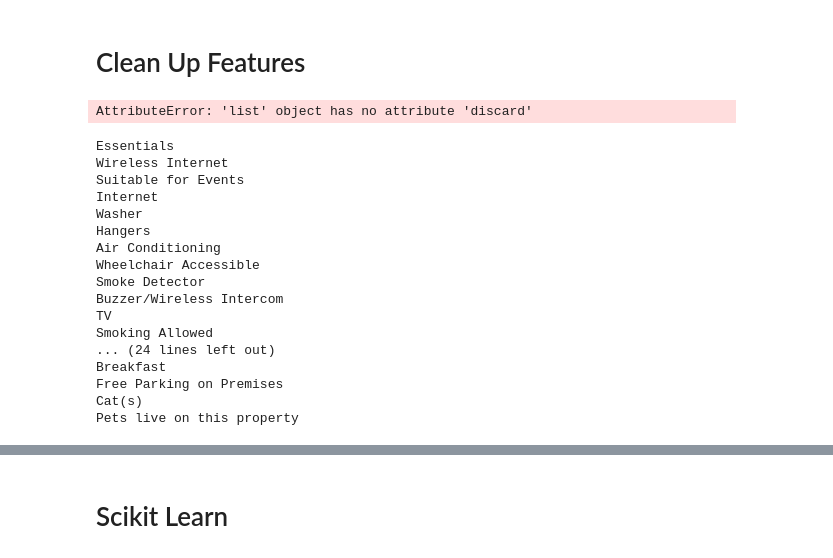
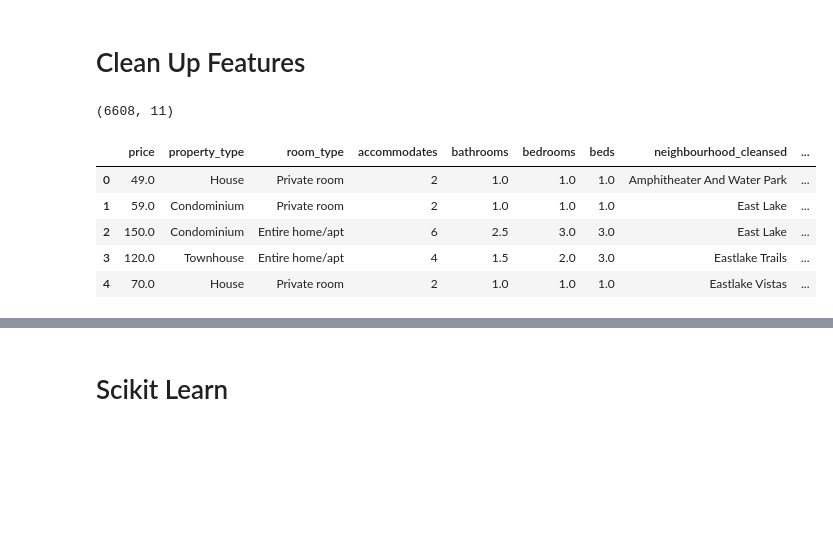
Before and after one commit to antellgc/AirbnBeacon, a Jupyter notebook: Notebooks/simple_model.ipynb, the cells around one changed output, grey strips where cells are left out. Drawn from its saved outputs; the diff is of its cells as text; code cells hidden in the pictures; blank space fills up the shorter version.

```diff
--- a/Notebooks/simple_model.ipynb
+++ b/Notebooks/simple_model.ipynb
@@ -39,53 +39,24 @@ pre_df.head()
 # %%
 def amenity_list(x):
     amenities_str = x.replace('"','').replace('{','').replace('}','')
     amenities_list = amenities_str.split(',')
-    amenities_list.remove('')
-    amenities_list.remove('translation missing: en.hosting_amenity_49')
-    amenities_list.remove('translation missing: en.hosting_amenity_50')
     return amenities_list
 
 def price_to_float(x):
     x = x.replace('$','')
     x = x.replace(',','')
     return float(x)
 
 pre_df['amenities'] = pre_df['amenities'].apply(amenity_list)
 pre_df['price'] = pre_df['price'].apply(price_to_float)
-#pre_df = pd.get_dummies(pre_df)
 
 print pre_df.shape
 pre_df.head()
 # %% [output]
-AttributeError: 'list' object has no attribute 'discard'
+(6608, 11)
+|  | price | property_type | room_type | accommodates | bathrooms | bedrooms | beds | neighbourhood_cleansed | ... |
+| 0 | 49.0 | House | Private room | 2 | 1.0 | 1.0 | 1.0 | Amphitheater And Water Park | ... |
+| 1 | 59.0 | Condominium | Private room | 2 | 1.0 | 1.0 | 1.0 | East Lake | ... |
+| 2 | 150.0 | Condominium | Entire home/apt | 6 | 2.5 | 3.0 | 3.0 | East Lake | ... |
+| 3 | 120.0 | Townhouse | Entire home/apt | 4 | 1.5 | 2.0 | 3.0 | Eastlake Trails | ... |
+| 4 | 70.0 | House | Private room | 2 | 1.0 | 1.0 | 1.0 | Eastlake Vistas | ... |
-# %%
-# amenities cleaning
-amenities_set = set()
-for entry in pre_df['amenities']:
-    amenities_str = entry.replace('"','').replace('{','').replace('}','')
-    amenities_list = amenities_str.split(',')
-    amenities_set.update(amenities_list)
-amenities_set.discard('')
-amenities_set.discard('translation missing: en.hosting_amenity_49')
-amenities_set.discard('translation missing: en.hosting_amenity_50')
-
-for amen in amenities_set:
-    print amen
-# %% [output]
-Essentials
-Wireless Internet
-Suitable for Events
-Internet
-Washer
-Hangers
-Air Conditioning
-Wheelchair Accessible
-Smoke Detector
-Buzzer/Wireless Intercom
-TV
-Smoking Allowed
-... (24 lines left out)
-Breakfast
-Free Parking on Premises
-Cat(s)
-Pets live on this property
```
Also changed, not shown: parts of 5 cells of this notebook.
